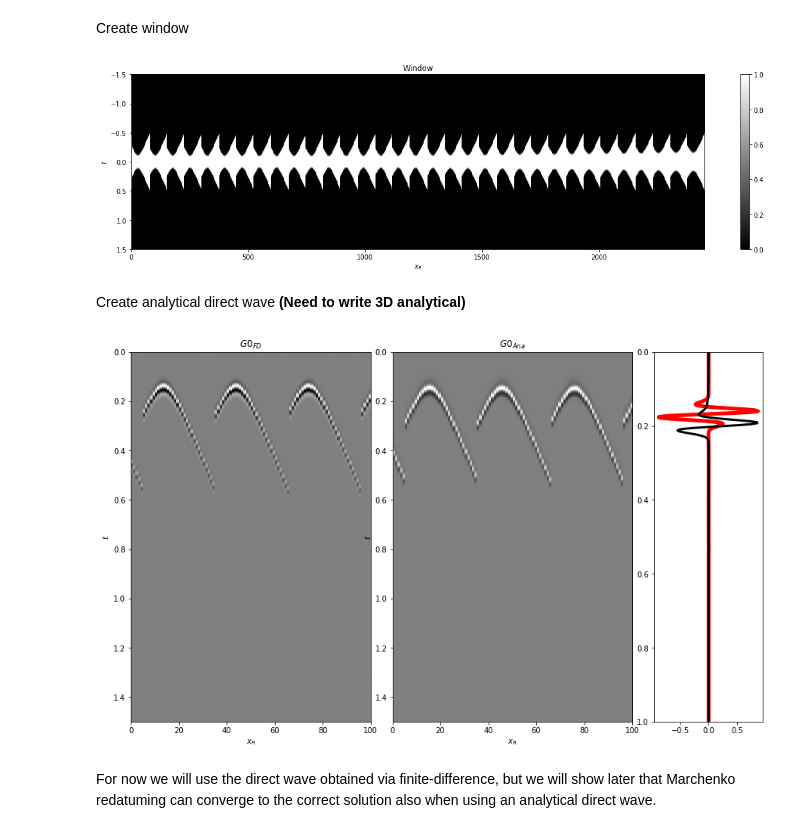
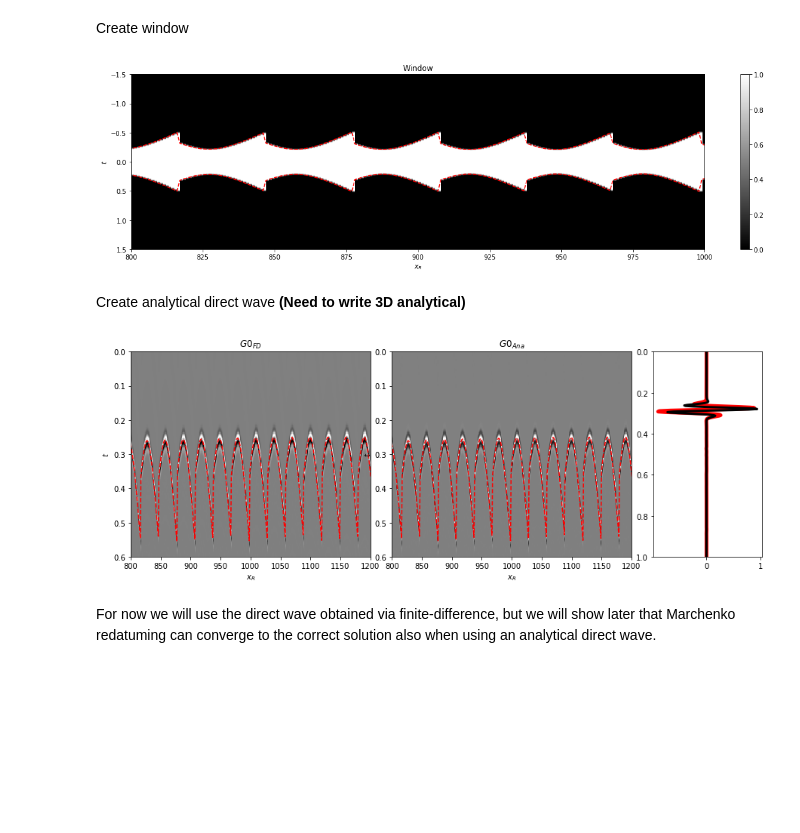
Before and after one commit to PyLops/pylops_notebooks, a Jupyter notebook: developement-distributed/Marchenko3D.ipynb, the cells around one changed output. Saved outputs shown, nothing was run; the diff lists cells and outputs as text; code cells hidden in the pictures; blank space fills up the shorter version.

```diff
--- a/developement-distributed/Marchenko3D.ipynb
+++ b/developement-distributed/Marchenko3D.ipynb
@@ -56,7 +58,7 @@ client
 # %% [markdown]
 Input parameters
 # %%
-inputfile_aux = '../data/marchenko/3DMarchenko_auxiliary.npz'
+inputfile_aux = '../data/marchenko/3DMarchenko_auxiliary_2.npz'
 inputfile_data = '../data/marchenko/3DMarchenko_data_samesrcrec.npz'
 zarrfile = os.environ["STORE_PATH"]+'Marchenko3D/input3D.zarr'
 
@@ -65,8 +67,8 @@ toff = 0.045        # direct arrival time shift
 nsmooth = 10        # time window smoothing
 nfmax = 500         # max frequency for MDC (#samples)
 nstaper = 11        # source/receiver taper lenght
-n_iter = 15         # iterations
-darea = 1800        # areal extent for spatial integration
+n_iter = 10         # iterations
+darea = 900         # areal extent for spatial integration
 
 jr = 1              # subsampling in r
 js = 1              # subsampling in s
@@ -198,38 +199,47 @@ if nsmooth>0:
     w  = filtfilt(smooth, 1, w)
 
 fig, ax = plt.subplots(1, 1,  sharey=True, figsize=(20, 5))
-im = ax.imshow(w[nr//2-500:nr//2+500].T, cmap='gray', extent=(0, nr, t[-1], -t[-1]))
+im = ax.imshow(w.T, cmap='gray', extent=(0, nr, t[-1], -t[-1]))
+ax.plot(np.arange(0, nr), directVS_off, '--r')
+ax.plot(np.arange(0, nr), -directVS_off, '--r')
 ax.set_title('Window')
 ax.set_xlabel(r'$x_R$')
 ax.set_ylabel(r'$t$')
 ax.axis('tight')
+ax.set_xlim(800, 1000);
 fig.colorbar(im, ax=ax);
 # %% [output]
-[figure, old version]
+[figure, new version]
 # %% [markdown]
 Create analytical direct wave **(Need to write 3D analytical)**
 # %%
-#G0sub_ana = directwave(wav, directVS, nt, dt, nfft=2**11) # NEED 3D!!
-G0sub_ana = directwave(np.cumsum(wav), directVS, nt, dt, nfft=2**11) # NEED 3D!!
+#G0sub_ana = directwave(wav, directVS, nt, dt, nfft=2**11)
+G0sub_ana = directwave(np.diff(wav), directVS, nt, dt, nfft=2**11)
 
-fig = plt.figure(figsize=(15,9))
+fig = plt.figure(figsize=(15,5))
 ax1 = plt.subplot2grid((1, 5), (0, 0), colspan=2)
 ax2 = plt.subplot2grid((1, 5), (0, 2), colspan=2)
 ax3 = plt.subplot2grid((1, 5), (0, 4))
 
-ax1.imshow(G0sub[:, nr//2-50:nr//2+50]/G0sub.max(), cmap='gray', vmin=-1, vmax=1,
-           extent=(0, 100, t[-1], t[0]))
+ax1.imshow(G0sub/G0sub.max(), cmap='gray', vmin=-1, vmax=1,
+           extent=(0, nr, t[-1], t[0]))
 ax1.set_title(r'$G0_{FD}$'), ax1.set_xlabel(r'$x_R$'), ax1.set_ylabel(r'$t$')
+ax1.plot(np.arange(0, nr), directVS, '--r')
 ax1.axis('tight')
-ax2.imshow(G0sub_ana[:, nr//2-50:nr//2+50]/G0sub_ana.max(), cmap='gray', vmin=-1, vmax=1,
-           extent=(0, 100, t[-1], t[0]))
+ax1.set_ylim(.6, 0)
+ax1.set_xlim(800, 1200)
+ax2.imshow(G0sub_ana/G0sub_ana.max(), cmap='gray', vmin=-1, vmax=1,
+           extent=(0, nr, t[-1], t[0]))
 ax2.set_title(r'$G0_{Ana}$'), ax2.set_xlabel(r'$x_R$'), ax2.set_ylabel(r'$t$')
+ax2.plot(np.arange(0, nr), directVS, '--r')
 ax2.axis('tight')
+ax2.set_ylim(.6, 0)
+ax2.set_xlim(800, 1200)
 ax3.plot(G0sub[:, nr//2-10]/G0sub.max(), t, 'r', lw=5)
 ax3.plot(G0sub_ana[:, nr//2-10]/G0sub_ana.max(), t, 'k', lw=3)
 ax3.set_ylim(1., 0);
 # %% [output]
-[figure, old version]
+[figure, new version]
 # %% [markdown]
 For now we will use the direct wave obtained via finite-difference, but we will show later that Marchenko redatuming can converge to the correct solution also when using an analytical direct wave.
 # %% [markdown]
```
Also changed, not shown: parts of 10 cells of this notebook.
